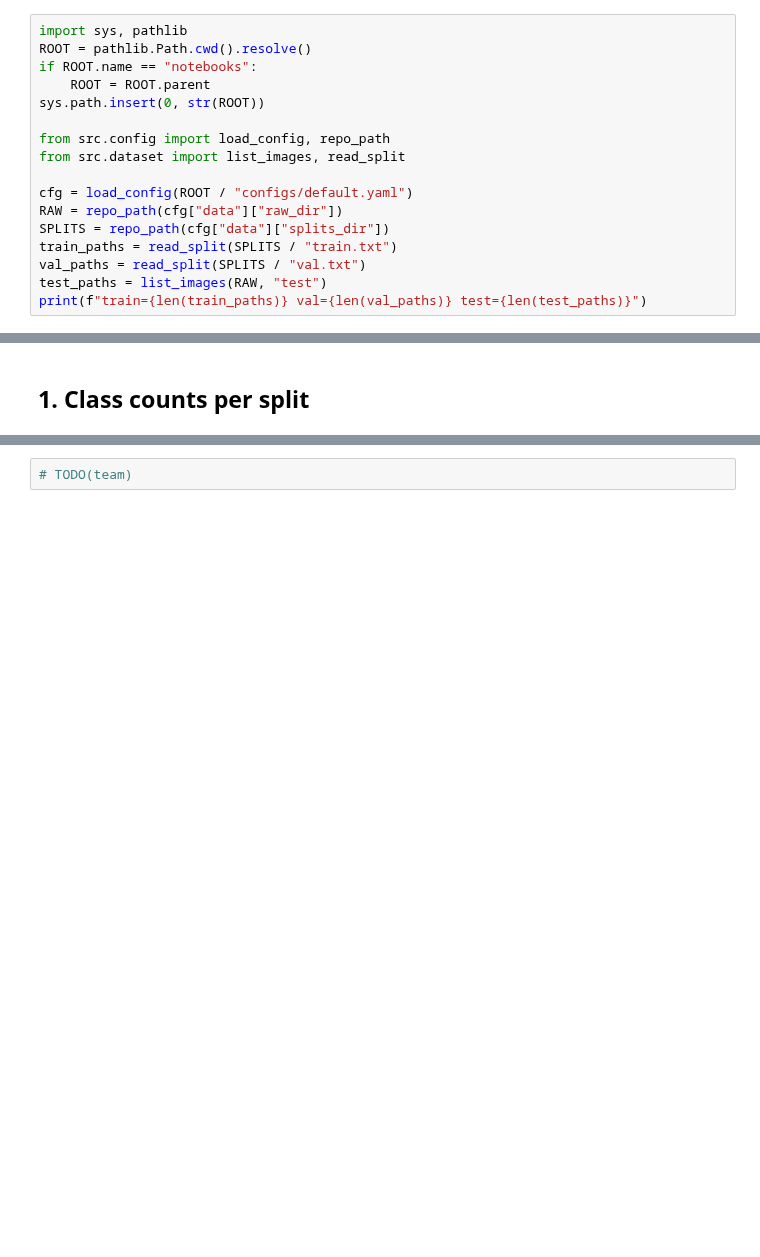
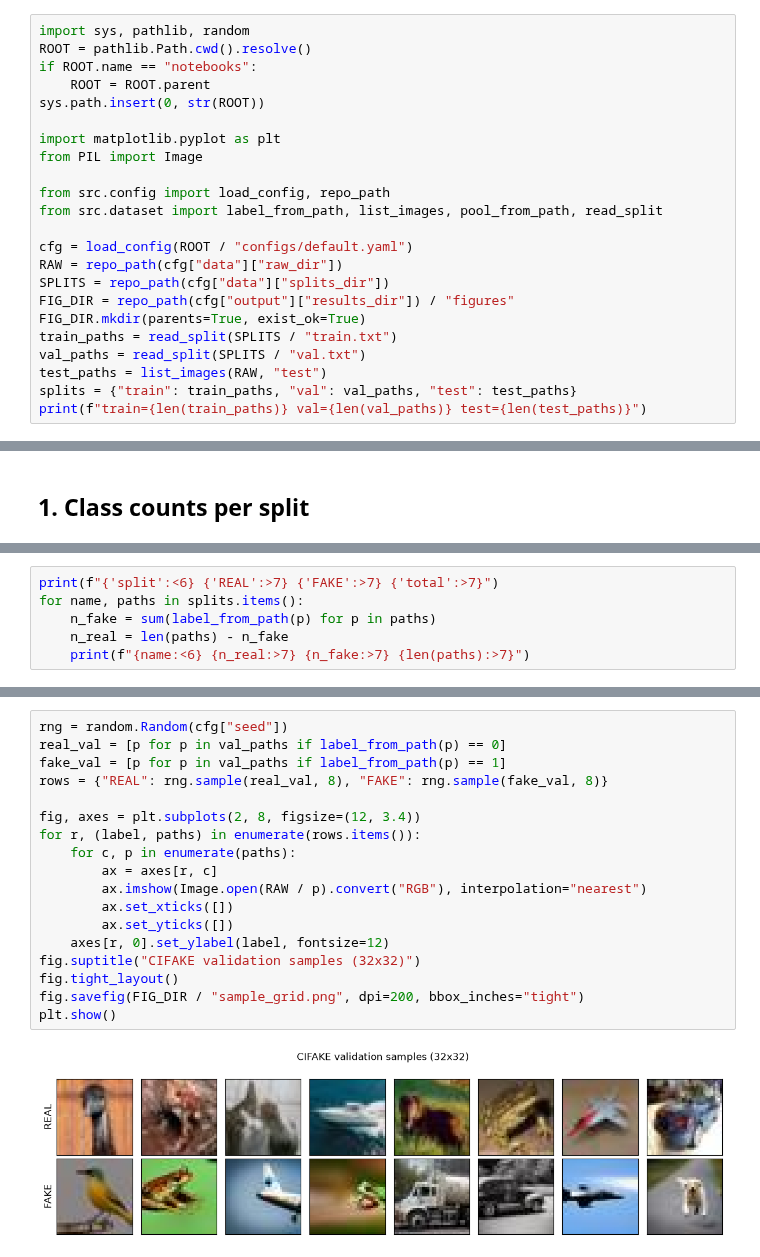
Before and after one commit to AJYORK88/cifake-robustness, a Jupyter notebook: notebooks/01_explore.ipynb, the cells around one changed output, grey strips where cells are left out. Cells and saved outputs as stored; diff of their text form; blank space fills up the shorter version.

```diff
--- a/notebooks/01_explore.ipynb
+++ b/notebooks/01_explore.ipynb
@@ -8,17 +6,23 @@ Run from the repo root or from `notebooks/`.
 # %%
-import sys, pathlib
+import sys, pathlib, random
 ROOT = pathlib.Path.cwd().resolve()
 if ROOT.name == "notebooks":
     ROOT = ROOT.parent
 sys.path.insert(0, str(ROOT))
 
+import matplotlib.pyplot as plt
+from PIL import Image
+
 from src.config import load_config, repo_path
-from src.dataset import list_images, read_split
+from src.dataset import label_from_path, list_images, pool_from_path, read_split
 
 cfg = load_config(ROOT / "configs/default.yaml")
 RAW = repo_path(cfg["data"]["raw_dir"])
 SPLITS = repo_path(cfg["data"]["splits_dir"])
+FIG_DIR = repo_path(cfg["output"]["results_dir"]) / "figures"
+FIG_DIR.mkdir(parents=True, exist_ok=True)
 train_paths = read_split(SPLITS / "train.txt")
 val_paths = read_split(SPLITS / "val.txt")
 test_paths = list_images(RAW, "test")
+splits = {"train": train_paths, "val": val_paths, "test": test_paths}
 print(f"train={len(train_paths)} val={len(val_paths)} test={len(test_paths)}")
@@ -28,0 +33,6 @@ print(f"train={len(train_paths)} val={len(val_paths)} test={len(test_paths)}")
+# %%
+print(f"{'split':<6} {'REAL':>7} {'FAKE':>7} {'total':>7}")
+for name, paths in splits.items():
+    n_fake = sum(label_from_path(p) for p in paths)
+    n_real = len(paths) - n_fake
+    print(f"{name:<6} {n_real:>7} {n_fake:>7} {len(paths):>7}")
@@ -31,3 +47,21 @@ print(f"train={len(train_paths)} val={len(val_paths)} test={len(test_paths)}")
-# %%
-# TODO(team)
+# %%
+rng = random.Random(cfg["seed"])
+real_val = [p for p in val_paths if label_from_path(p) == 0]
+fake_val = [p for p in val_paths if label_from_path(p) == 1]
+rows = {"REAL": rng.sample(real_val, 8), "FAKE": rng.sample(fake_val, 8)}
+
+fig, axes = plt.subplots(2, 8, figsize=(12, 3.4))
+for r, (label, paths) in enumerate(rows.items()):
+    for c, p in enumerate(paths):
+        ax = axes[r, c]
+        ax.imshow(Image.open(RAW / p).convert("RGB"), interpolation="nearest")
+        ax.set_xticks([])
+        ax.set_yticks([])
+    axes[r, 0].set_ylabel(label, fontsize=12)
+fig.suptitle("CIFAKE validation samples (32x32)")
+fig.tight_layout()
+fig.savefig(FIG_DIR / "sample_grid.png", dpi=200, bbox_inches="tight")
+plt.show()
+# %% [output]
+[figure, added]
 # %% [markdown]
```
Also changed, not shown: parts of 13 cells of this notebook, 8 other files.
